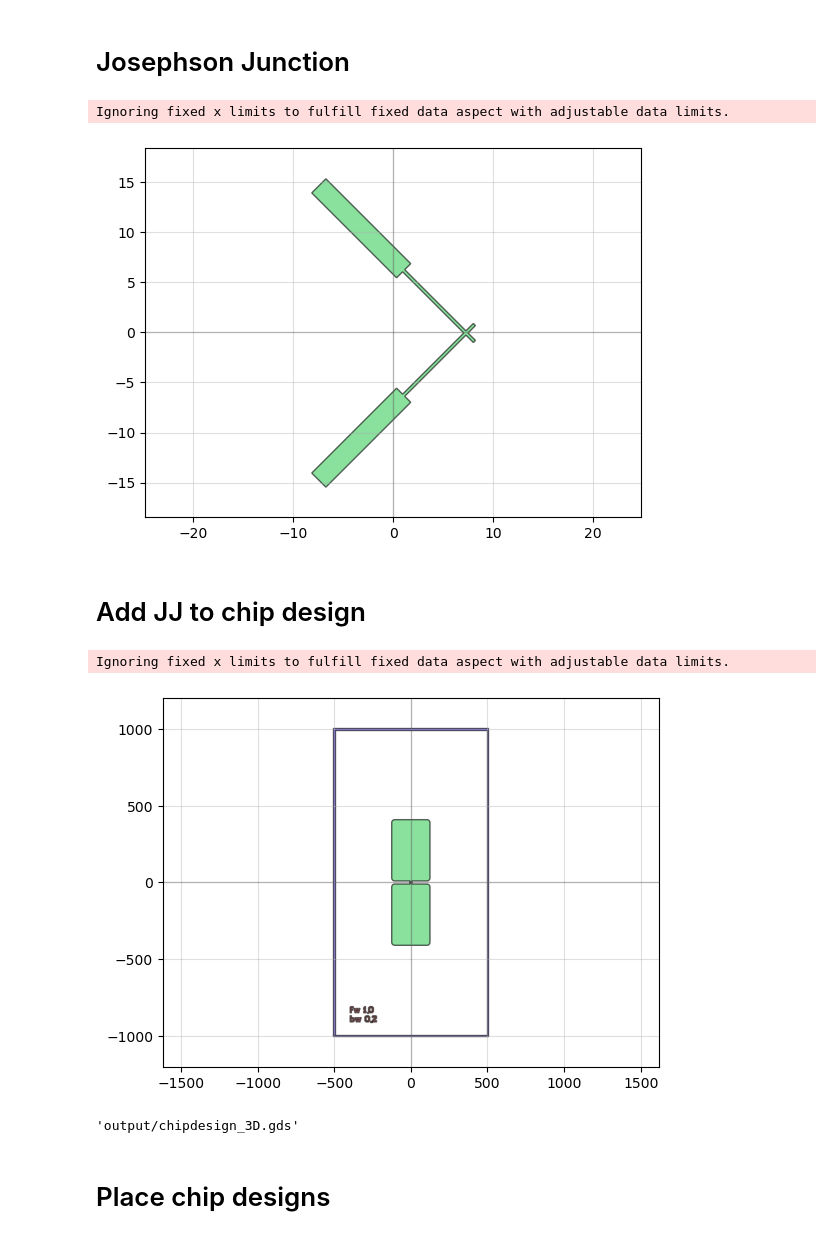
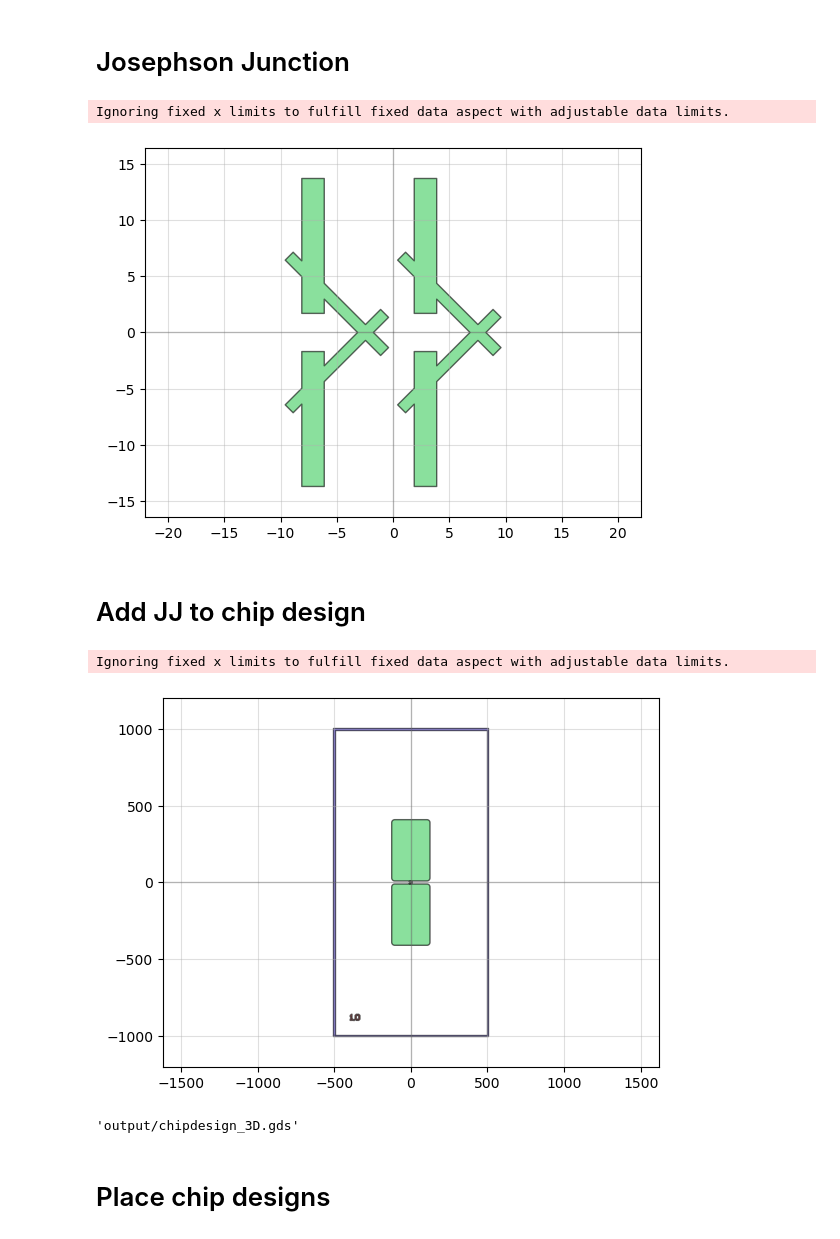
Before and after one commit to yminononono/Quantum-GDSDesign, a Jupyter notebook: transmon3D_photolitho.ipynb, the cells around one changed output. Saved outputs shown, nothing was run; the diff lists cells and outputs as text; code cells hidden in the pictures.

Commit message:
Fixed manhattan photolitho only structure

```diff
--- a/transmon3D_photolitho.ipynb
+++ b/transmon3D_photolitho.ipynb
@@ -22,7 +22,7 @@ from functions import *
 # Read configuration file
 # %%
 wafertype = "silicon" # silicon or sapphire
-JJtype = "dolan" # manhattan or dolan
+JJtype = "manhattan" # manhattan or dolan
 Squid = True
 
 outname = "waferdesign_3D_" + wafertype + "_" + JJtype + "_photolitho"
@@ -70,17 +70,17 @@ Ignoring fixed x limits to fulfill fixed data aspect with adjustable data limits
 # Josephson Junction
 # %%
 # JJ = device_JJ(width = 0.3, JJtype = "manhattan", squid = True, bandage = False, photolitho = True)
-JJ = device_JJ(width = 0.3, JJtype = "manhattan", squid = False, bandage = False, photolitho = True)
+JJ = device_JJ(width = 1.0, JJtype = JJtype, squid = Squid, bandage = False, photolitho = True)
 # JJ = device_JJ(width = 0.135, JJtype = "manhattan", squid = True, bandage = True)
 # JJ = device_JJ(width = 0.135, JJtype = "manhattan", squid = False, bandage = True)
 # JJ = device_JJ(width = 1.0, JJtype = "dolan", squid = True, bandage = False)
 # JJ = device_JJ(width = 1.0, JJtype = "dolan", squid = False, bandage = False)
 # JJ = device_JJ(width = 1.0, JJtype = "dolan", squid = True, bandage = True)
 # JJ = device_JJ(width = 1.0, JJtype = "dolan", squid = False, bandage = True)
 qp(JJ)
 # %% [output]
 Ignoring fixed x limits to fulfill fixed data aspect with adjustable data limits.
-[figure, old version]
+[figure, new version]
 # %% [markdown]
 # Add JJ to chip design
 # %%
@@ -121,7 +121,7 @@ qp(chip)
 chip.write_gds('output/chipdesign_3D')
 # %% [output]
 Ignoring fixed x limits to fulfill fixed data aspect with adjustable data limits.
-[figure, old version]
+[figure, new version]
 'output/chipdesign_3D.gds'
 # %% [markdown]
 # Place chip designs
```
Also changed, not shown: parts of 2 cells of this notebook, 2 other files.
